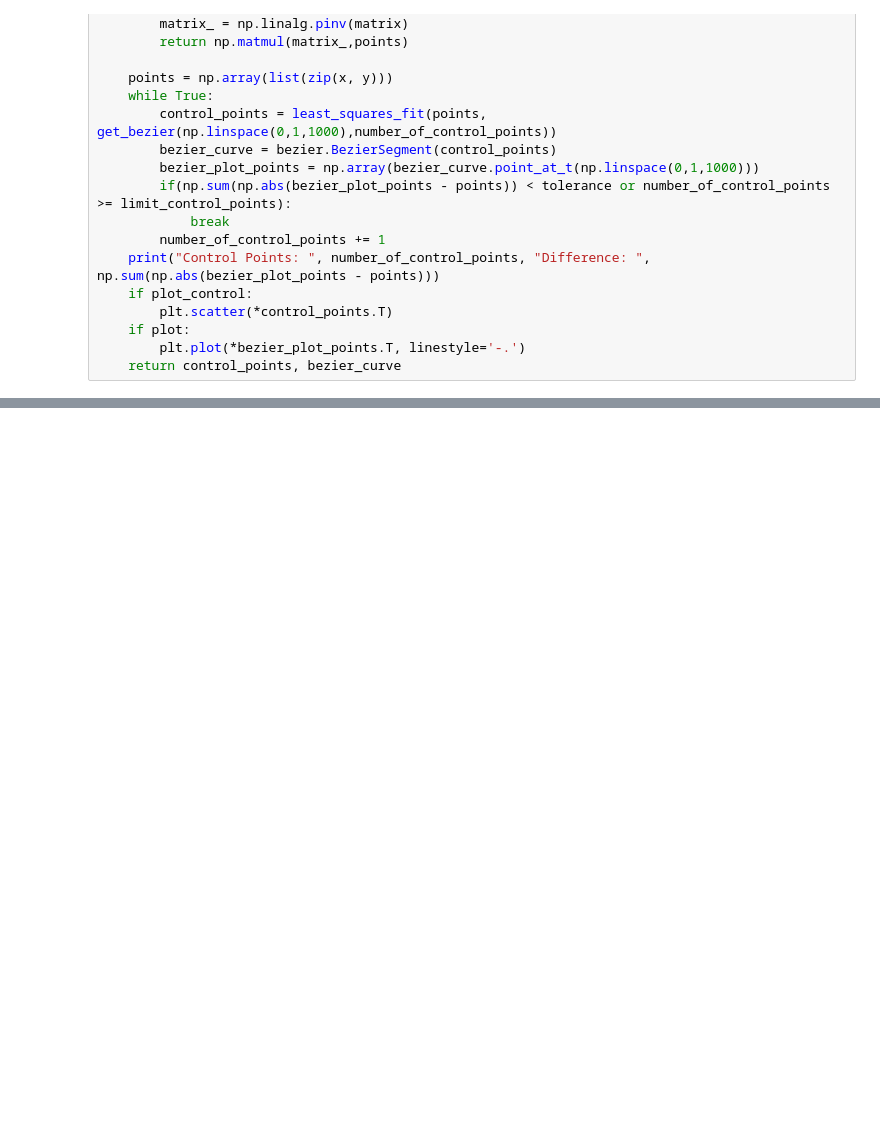
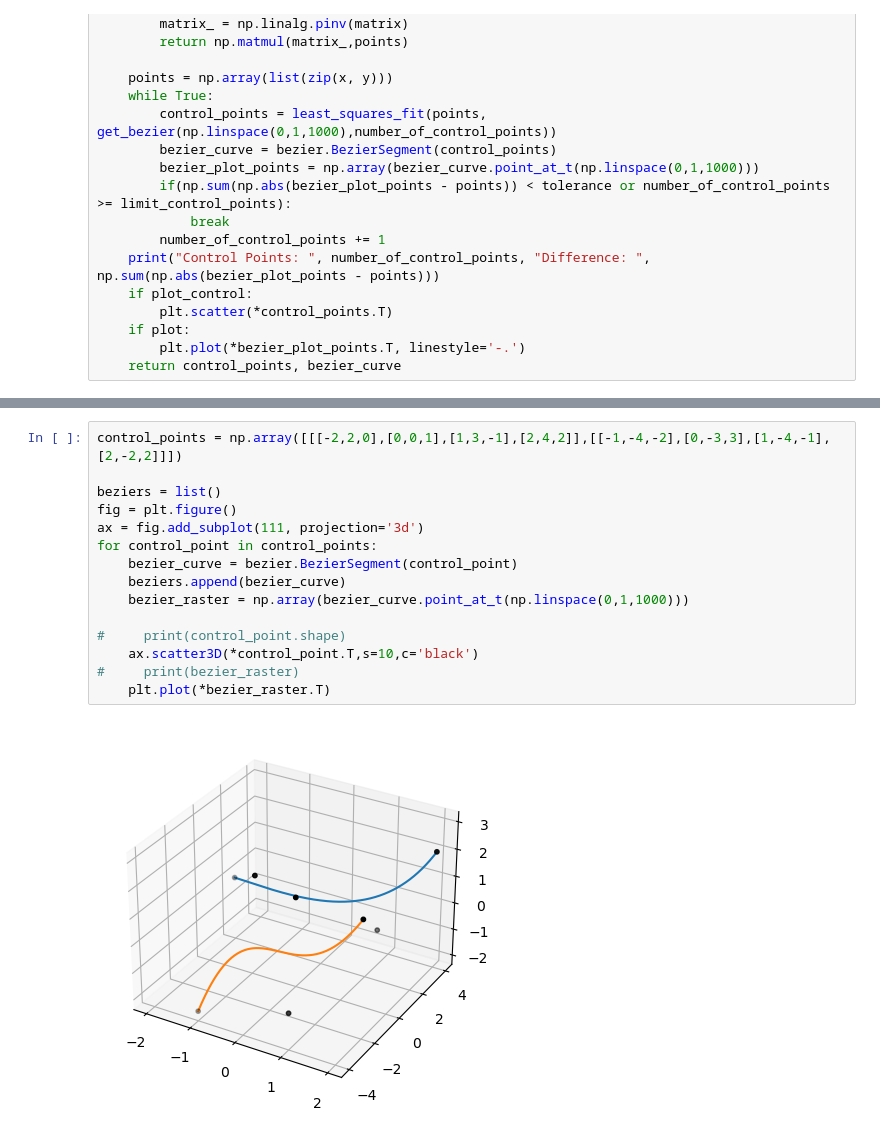
Before and after one commit to apoudel20/python-cbet, a Jupyter notebook: launch_ray.ipynb, the cells around one changed output, grey strips where cells are left out. Saved outputs shown, nothing was run; the diff lists cells and outputs as text; blank space fills up the shorter version.

Commit message:
random bezier surfaces intersecting

```diff
--- a/launch_ray.ipynb
+++ b/launch_ray.ipynb
@@ -163,0 +167,17 @@ Control Points:  4 Difference:  8.027714777647521e-12
+# %%
+control_points = np.array([[[-2,2,0],[0,0,1],[1,3,-1],[2,4,2]],[[-1,-4,-2],[0,-3,3],[1,-4,-1],[2,-2,2]]])
+
+beziers = list()
+fig = plt.figure()
+ax = fig.add_subplot(111, projection='3d')
+for control_point in control_points:
+    bezier_curve = bezier.BezierSegment(control_point)
+    beziers.append(bezier_curve)
+    bezier_raster = np.array(bezier_curve.point_at_t(np.linspace(0,1,1000)))
+
+#     print(control_point.shape)
+    ax.scatter3D(*control_point.T,s=10,c='black')
+#     print(bezier_raster)
+    plt.plot(*bezier_raster.T)
+# %% [output]
+[figure, added]
```
Also changed, not shown: parts of 9 cells of this notebook.
